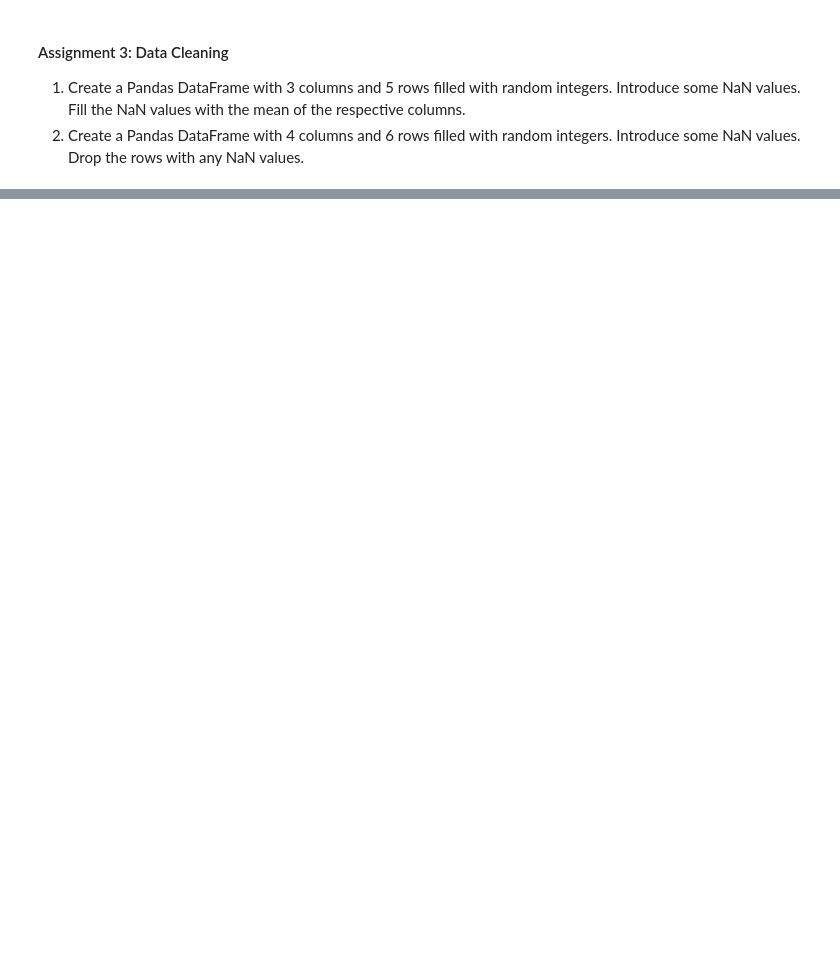
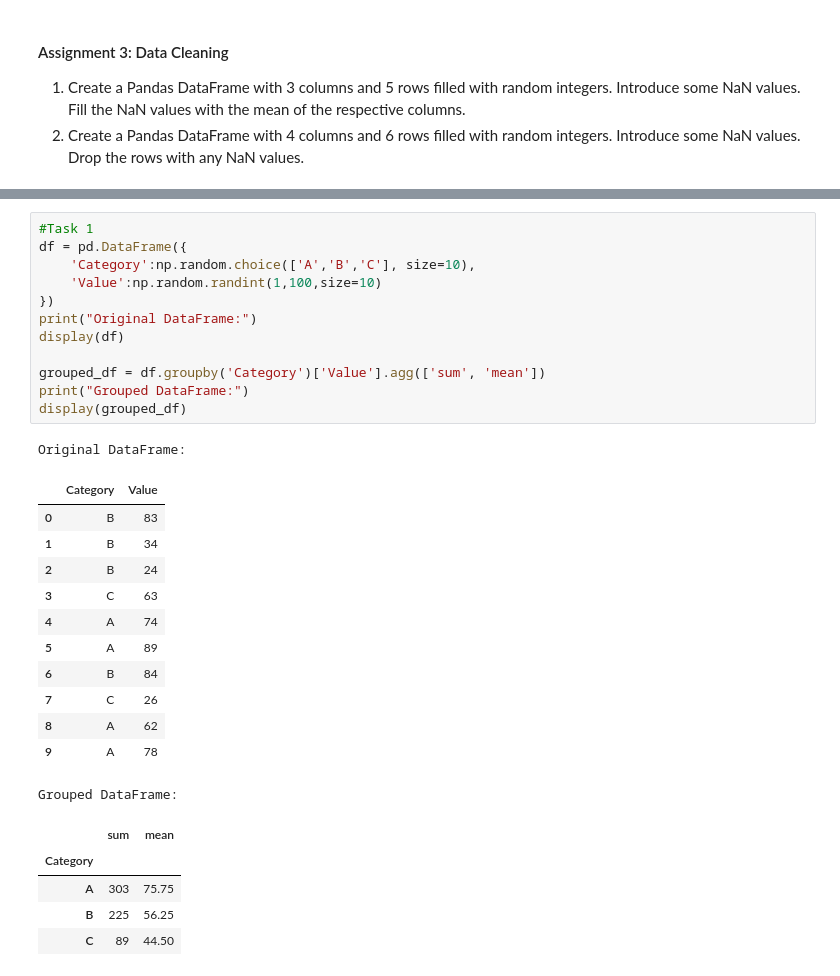
Before and after one commit to developersview/complete-python-DS-ML-bootcamp, a Jupyter notebook: Ch13 - DataAnalysisWithPython/numpypandasassignments/pandasasssignments.ipynb, the cells around one changed output, grey strips where cells are left out. Drawn from its saved outputs; the diff is of its cells as text; blank space fills up the shorter version.

```diff
--- a/Ch13 - DataAnalysisWithPython/numpypandasassignments/pandasasssignments.ipynb
+++ b/Ch13 - DataAnalysisWithPython/numpypandasassignments/pandasasssignments.ipynb
@@ -258,0 +264,31 @@ DataFrame with NaN values Dropped:
+# %%
+#Task 1
+df = pd.DataFrame({
+    'Category':np.random.choice(['A','B','C'], size=10),
+    'Value':np.random.randint(1,100,size=10)
+})
+print("Original DataFrame:")
+display(df)
+
+grouped_df = df.groupby('Category')['Value'].agg(['sum', 'mean'])
+print("Grouped DataFrame:")
+display(grouped_df)
+# %% [output]
+Original DataFrame:
+|  | Category | Value |
+| 0 | B | 83 |
+| 1 | B | 34 |
+| 2 | B | 24 |
+| 3 | C | 63 |
+| 4 | A | 74 |
+| 5 | A | 89 |
+| 6 | B | 84 |
+| 7 | C | 26 |
+| 8 | A | 62 |
+| 9 | A | 78 |
+Grouped DataFrame:
+|  | sum | mean |
+| Category |  |  |
+| A | 303 | 75.75 |
+| B | 225 | 56.25 |
+| C | 89 | 44.50 |
```
Also changed, not shown: parts of 8 cells of this notebook.
